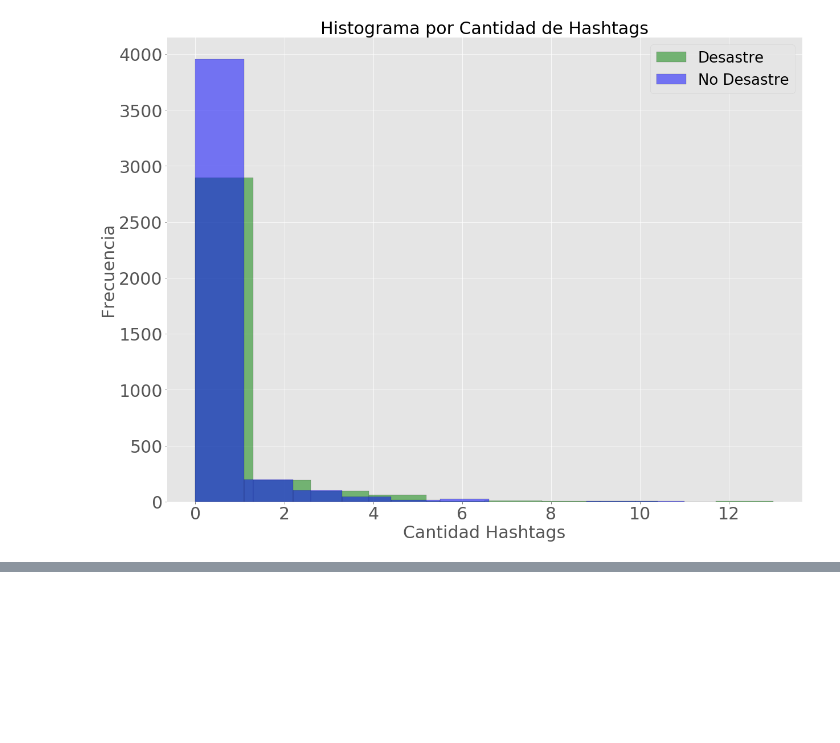
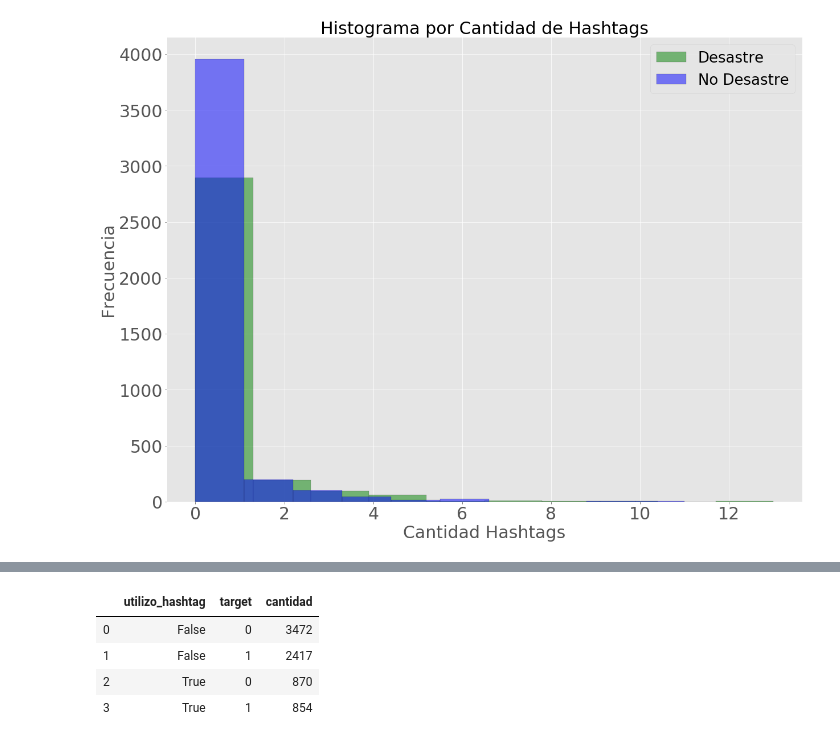
Before and after one commit to FranciscoGauna/TP1-Datos, a Jupyter notebook: Analisis-Kev.ipynb, the cells around one changed output, grey strips where cells are left out. Cells and saved outputs as stored; diff of their text form; code cells hidden in the pictures; blank space fills up the shorter version.

```diff
--- a/Analisis-Kev.ipynb
+++ b/Analisis-Kev.ipynb
@@ -277,0 +325,8 @@ plt.show()
+# %%
+datos_barras_v2
+# %% [output]
+|  | utilizo_hashtag | target | cantidad |
+| 0 | False | 0 | 3472 |
+| 1 | False | 1 | 2417 |
+| 2 | True | 0 | 870 |
+| 3 | True | 1 | 854 |
```
Also changed, not shown: parts of 16 cells of this notebook, 1 other file.
